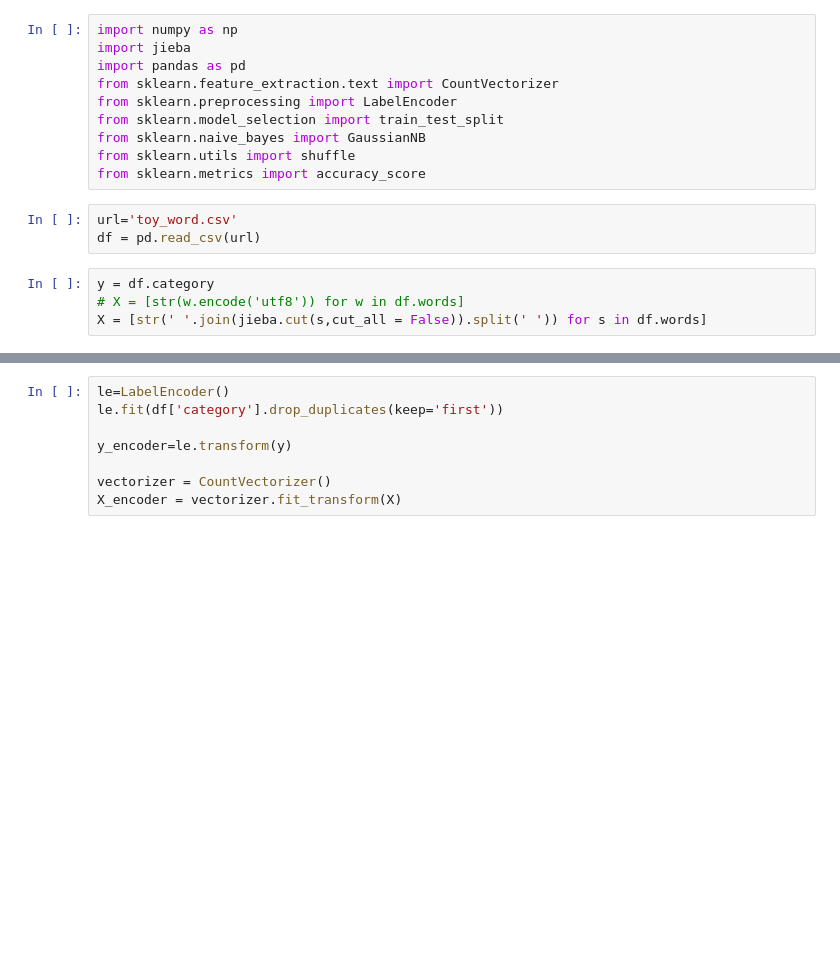
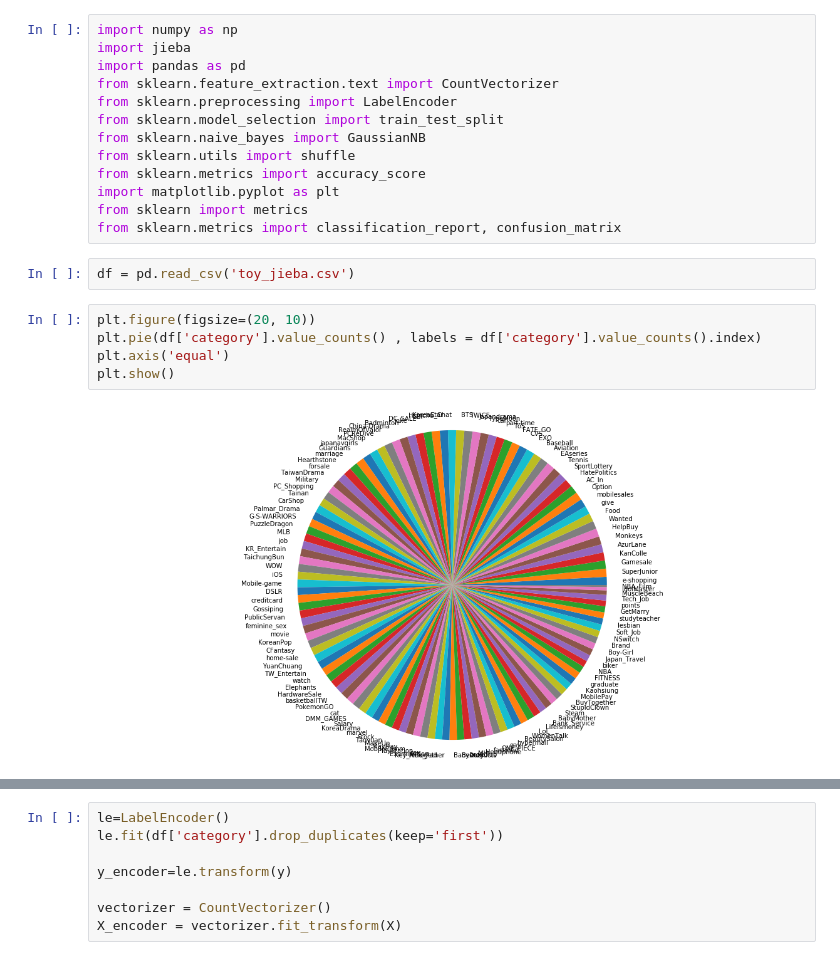
Before and after one commit to HardworkingSnowman/nctu_ML, a Jupyter notebook: 0616018/0616018_words.ipynb, the cells around one changed output, grey strips where cells are left out. Drawn from its saved outputs; the diff is of its cells as text; blank space fills up the shorter version.

Commit message:
jieba data

```diff
--- a/0616018/0616018_words.ipynb
+++ b/0616018/0616018_words.ipynb
@@ -8,10 +8,15 @@ from sklearn.model_selection import train_test_split
 from sklearn.naive_bayes import GaussianNB
 from sklearn.utils import shuffle
 from sklearn.metrics import accuracy_score
+import matplotlib.pyplot as plt
+from sklearn import metrics
+from sklearn.metrics import classification_report, confusion_matrix
-# %%
-url='toy_word.csv'
-df = pd.read_csv(url)
-# %%
-y = df.category
-# X = [str(w.encode('utf8')) for w in df.words]
-X = [str(' '.join(jieba.cut(s,cut_all = False)).split(' ')) for s in df.words]
+# %%
+df = pd.read_csv('toy_jieba.csv')
+# %%
+plt.figure(figsize=(20, 10))
+plt.pie(df['category'].value_counts() , labels = df['category'].value_counts().index)
+plt.axis('equal')
+plt.show()
+# %% [output]
+[figure, added]
```
Also changed, not shown: parts of 5 cells of this notebook, 35 other files.
